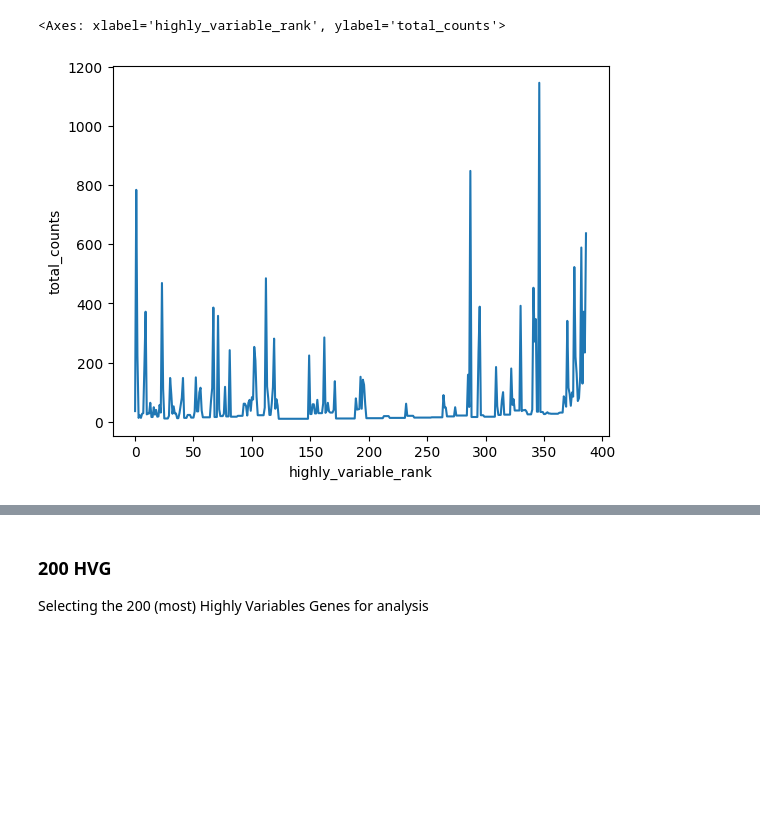
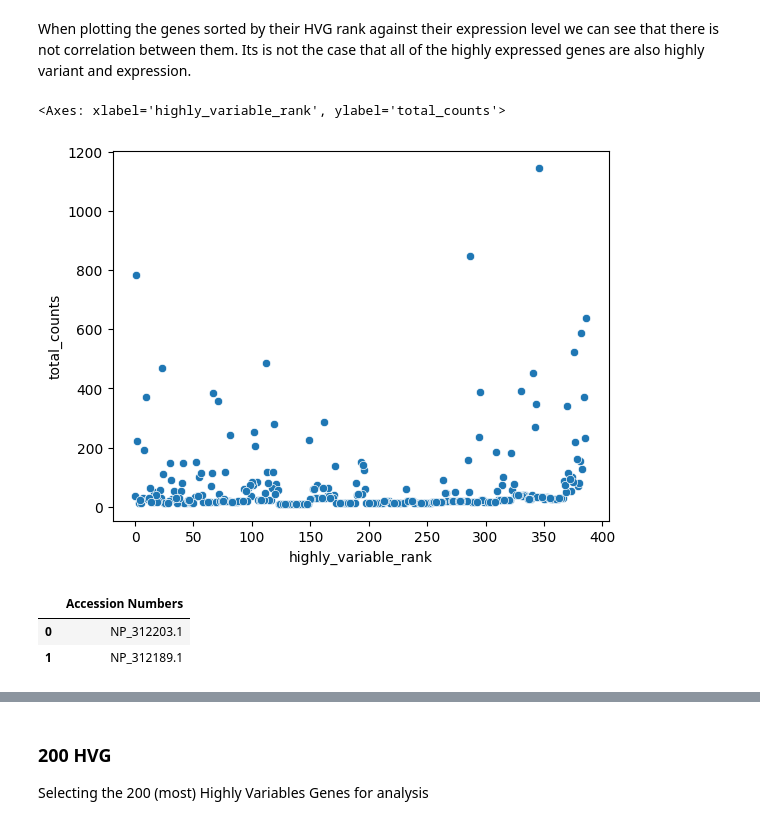
Before and after one commit to leuschjanphilipp/BacDrop-ggi, a Jupyter notebook: notebooks/ec_analysis.ipynb, the cells around one changed output, grey strips where cells are left out. Saved outputs shown, nothing was run; the diff lists cells and outputs as text; code cells hidden in the pictures; blank space fills up the shorter version.

```diff
--- a/notebooks/ec_analysis.ipynb
+++ b/notebooks/ec_analysis.ipynb
@@ -59,7 +65,25 @@ sns.clustermap(np.log1p(ec_mudata["high_abundance_genes"].X.A))
 # %%
 sc.pp.highly_variable_genes(ec_mudata["high_abundance_genes"], layer='raw_counts', n_top_genes=ec_mudata["high_abundance_genes"].shape[1], flavor='seurat_v3')
+# %% [markdown]
+When plotting the genes sorted by their HVG rank against their expression level we can see that there is not correlation between them. Its is not the case that all of the highly expressed genes are also highly variant and expression.
 # %%
-sns.lineplot(data=ec_mudata["high_abundance_genes"].var, x="highly_variable_rank", y="total_counts", color="C0")
+sns.scatterplot(data=ec_mudata["high_abundance_genes"].var, x="highly_variable_rank", y="total_counts", color="C0")
 # %% [output]
 <Axes: xlabel='highly_variable_rank', ylabel='total_counts'>
-[figure, old version]
+[figure, new version]
+# %%
+from Bio import Entrez
+
+def fetch_protein_names(accession_numbers):
+    Entrez.email = "j.leusch@tum.de"
+    handle = Entrez.efetch(db="protein", id=accession_numbers, rettype="fasta")
+    records = handle.readlines()
+    names = []
+    for record in records:
+        if record.startswith(">"):
+            names.append(record.strip().lstrip(">"))
+    return names
+# %% [output]
+|  | Accession Numbers |
+| 0 | NP_312203.1 |
+| 1 | NP_312189.1 |
```
Also changed, not shown: parts of 63 cells of this notebook, 2 other files.
